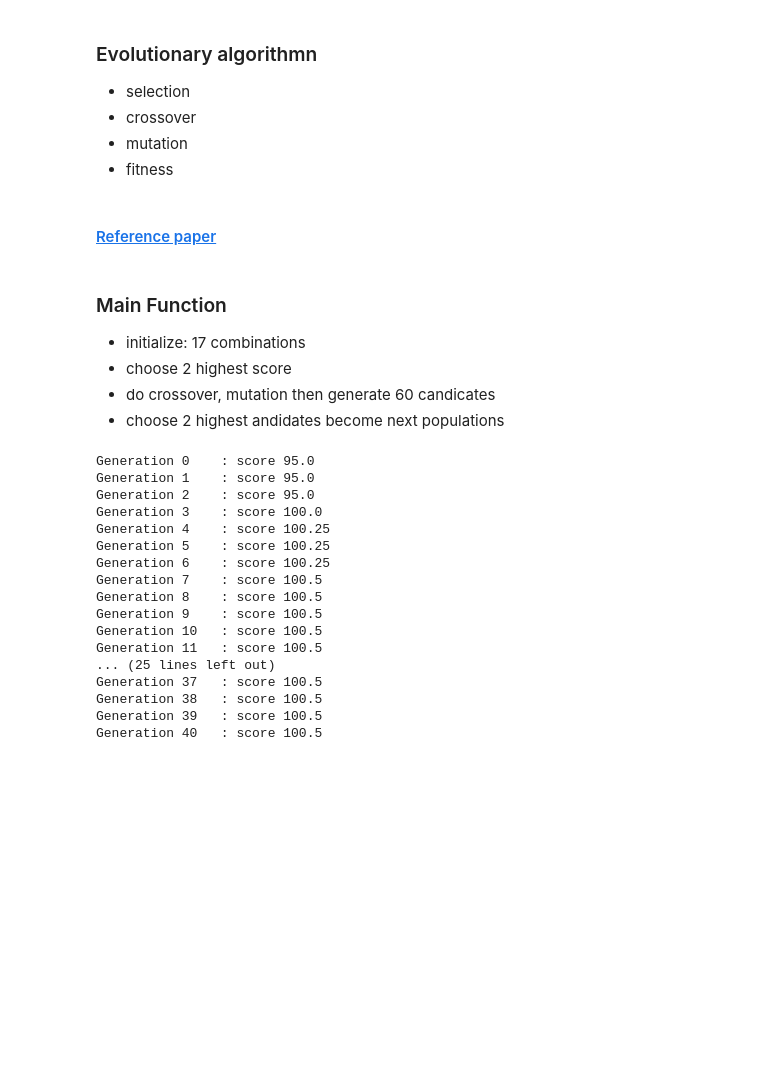
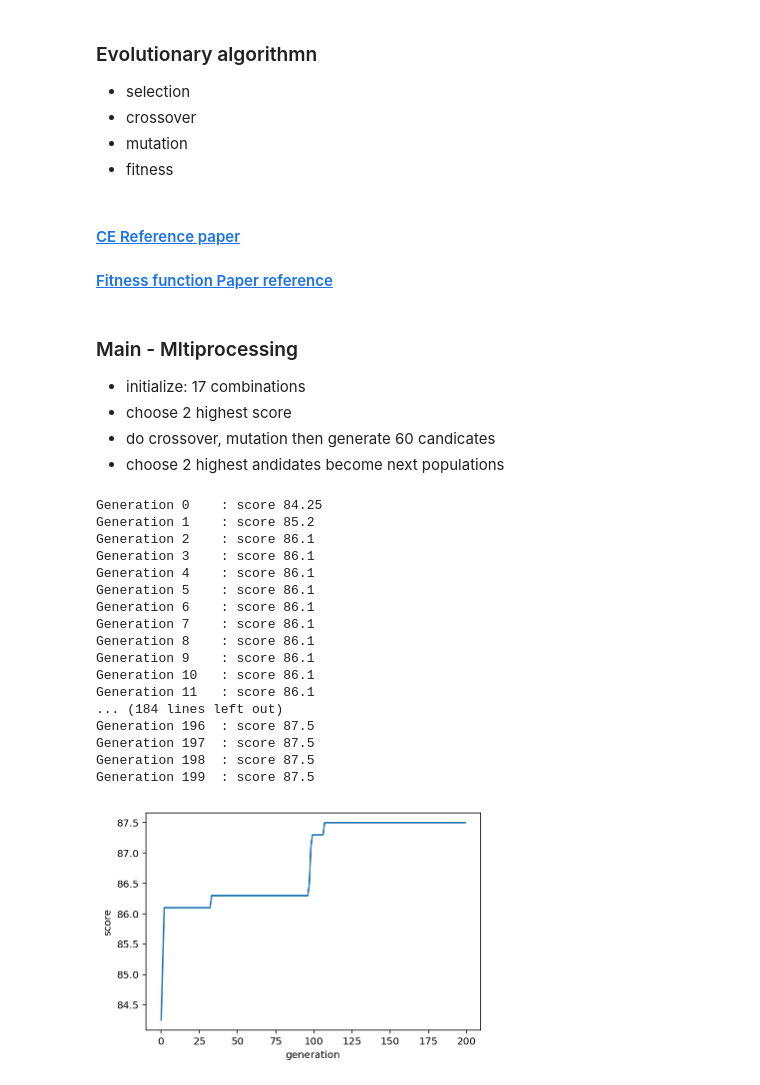
Before and after one commit to sharon1018/Music_information_retrieval, a Jupyter notebook: GA_v2.ipynb, the cells around one changed output. Drawn from its saved outputs; the diff is of its cells as text; code cells hidden in the pictures; blank space fills up the shorter version.

Commit message:
melody fitness function

```diff
--- a/GA_v2.ipynb
+++ b/GA_v2.ipynb
@@ -230,9 +193,10 @@ def fitness(midi_msg, note_msg, chord, ori_note): # input type: list
 
     return int(score_ce + score_harmony)/4 , midi_msg  # 4 bar
 # %% [markdown]
-#### [Reference paper](https://ieeexplore.ieee.org/stamp/stamp.jsp?tp=&arnumber=7969627)
+#### [CE Reference paper](https://ieeexplore.ieee.org/stamp/stamp.jsp?tp=&arnumber=7969627)
+#### [Fitness function Paper reference](https://www.jstor.org/stable/pdf/3681713.pdf?refreqid=excelsior%3A161dc33b5d8b13a0a891837b552564c5)
 # %% [markdown]
-### Main Function
+### Main - Mltiprocessing
 - initialize: 17 combinations
 - choose 2 highest score
 - do crossover, mutation then generate 60 candicates
@@ -247,28 +211,41 @@ pop1 = init.add_note(parent, 479, 2)
 pop2 = init.add_note(parent, 479, 2)
 pop3 = init.add_note(parent, 479, 2)
 pop4 = init.add_note(parent, 479, 2)
-pop5 = init.add_note(parent, 239, 2)
+pop5 = init.add_note(parent, 479, 2)
 pop6 = init.add_note(parent, 479, 2)
 pop7 = init.add_note(parent, 239, 3)
 pop8 = init.add_note(parent, 239, 3)
 pop9 = init.add_note(parent, 239, 2)
-pop10 = init.add_note(parent, 239, 2)
-pop11 = init.add_note(parent, 239, 2)
-pop12 = init.add_note(parent, 239, 2)
-pop13 = parent                                    # origin
+pop10 = init.add_note(parent, 239, 3)
+pop11 = init.add_note(parent, 239, 3)
+pop12 = init.add_note(parent, 239, 3)
+pop13 = init.add_note(parent, 479, 2)
+pop14 = init.add_note(parent, 479, 2)
+pop15 = init.add_note(parent, 479, 2)
+pop16 = init.add_note(parent, 479, 2)
+pop17 = init.add_note(parent, 479, 2)
+pop18 = init.add_note(parent, 479, 2)
+pop19 = init.add_note(parent, 239, 3)
+pop20 = init.add_note(parent, 239, 3)
+pop21 = init.add_note(parent, 239, 2)
+pop22 = init.add_note(parent, 239, 3)
+pop23 = init.add_note(parent, 239, 3)
+pop24 = init.add_note(parent, 239, 3)
+pop25 = parent                                    # origin
 # pop14 = init.merge_duplicate_note(parent)         # duplicate note -> one note
 # pop15 = init.change_duration(parent, 120, 480) # extend duration for 3 notes
 # pop16 = init.change_duration(parent, 120, 480) # eliminate duration for 3 notes
-# pop17 = init.remove_note(parent, 300)             # remove 1 note randomly
+pop26 = init.remove_note(parent)             # remove 1 note randomly
 
-pop_list = [pop1, pop2, pop3, pop4, pop5, pop6, pop7, pop8, pop9, pop10, pop11, pop12, pop13]
+pop_list = [pop1, pop2, pop3, pop4, pop5, pop6, pop7, pop8, pop9, pop10, pop11, pop12, pop13, pop14, pop15, \
+           pop16, pop17, pop18, pop19, pop20, pop21,pop22,pop23,pop24,pop25, pop26]
 # %%
 %%time
 
 # Multiprocess crossover, mutation * N times
 def job(candidateq, parent, pop):
     candidate_list = []; count = 0
-    for i in range(100):
+    for i in range(150):
         # crossover
         crossover_rate = round(random.uniform(0, 1),1)
         if crossover_rate < CROSSOVER_RATE:
@@ -282,8 +259,8 @@ def job(candidateq, parent, pop):
             mutation_c1 = mutation(crossover_c1)
             mutation_c2 = mutation(crossover_c2)
         elif mute_rate > MUTATION_RATE + 0.2:
-            mutation_c1 = init.add_note(crossover_c1, 119, 1)
-            mutation_c2 = init.add_note(crossover_c2, 239, 1)
+            mutation_c1 = init.add_note(crossover_c1, 239, 1)
+            mutation_c2 = init.remove_note(crossover_c2)
         else:
             mutation_c1 = crossover_c1
             mutation_c2 = crossover_c2
@@ -329,48 +306,49 @@ def main():
 
         score = []; pop = [];  max_score = 0
         for i in range(len(s)):
-            score.append(s[i][0]) # get score list
+            score.append(round(s[i][0],3)) # get score list
         max_idx = score.index(max(score))
         max_score = max(score)
         score_list.append(max_score) # only append highest score
         pop.append(s[max_idx]) # 1 candidate
         del s[max_idx]
 
         max_idx = score.index(max(score))
         pop.append(s[max_idx]) # 2 candidate
 
         parent = flatten_list(pop[0][1])
         pop = flatten_list(pop[1][1])
 
         # output midi
         pm.to_midi_file(parent, 1 , 'Output_midi/sky_{}_{}.mid'.format(str(max_score), str(count)))
 
         print("Generation", count, "\t: score", max_score)
         count += 1
 
     # plot score
     plt.plot(score_list)
     plt.xlabel('generation')
     plt.ylabel('score')
     plt.show()
 
 if __name__ == '__main__':
     main()
 # %% [output]
-Generation 0    : score 95.0
-Generation 1    : score 95.0
-Generation 2    : score 95.0
-Generation 3    : score 100.0
-Generation 4    : score 100.25
-Generation 5    : score 100.25
-Generation 6    : score 100.25
-Generation 7    : score 100.5
-Generation 8    : score 100.5
-Generation 9    : score 100.5
-Generation 10   : score 100.5
-Generation 11   : score 100.5
-... (25 lines left out)
-Generation 37   : score 100.5
-Generation 38   : score 100.5
-Generation 39   : score 100.5
-Generation 40   : score 100.5
+Generation 0    : score 84.25
+Generation 1    : score 85.2
+Generation 2    : score 86.1
+Generation 3    : score 86.1
+Generation 4    : score 86.1
+Generation 5    : score 86.1
+Generation 6    : score 86.1
+Generation 7    : score 86.1
+Generation 8    : score 86.1
+Generation 9    : score 86.1
+Generation 10   : score 86.1
+Generation 11   : score 86.1
+... (184 lines left out)
+Generation 196  : score 87.5
+Generation 197  : score 87.5
+Generation 198  : score 87.5
+Generation 199  : score 87.5
+[figure, added]
```
Also changed, not shown: parts of 21 cells of this notebook, 5 other files.
